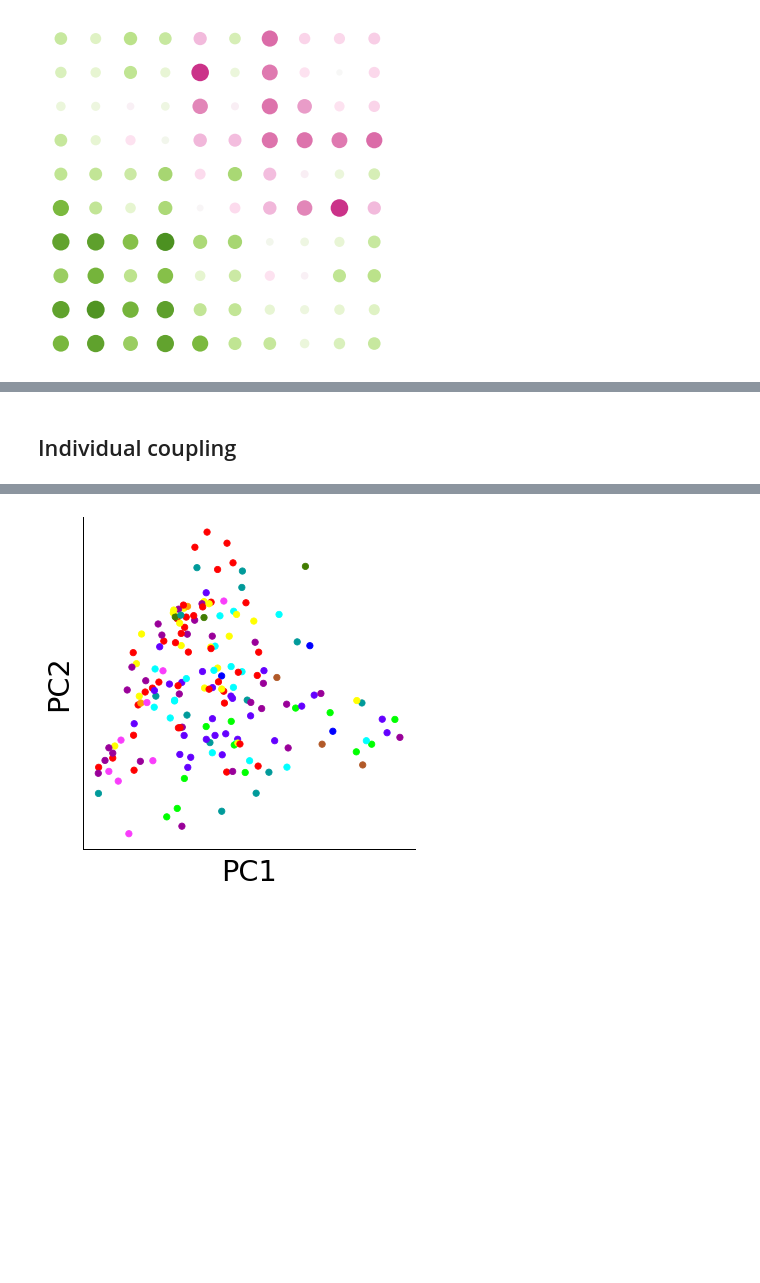
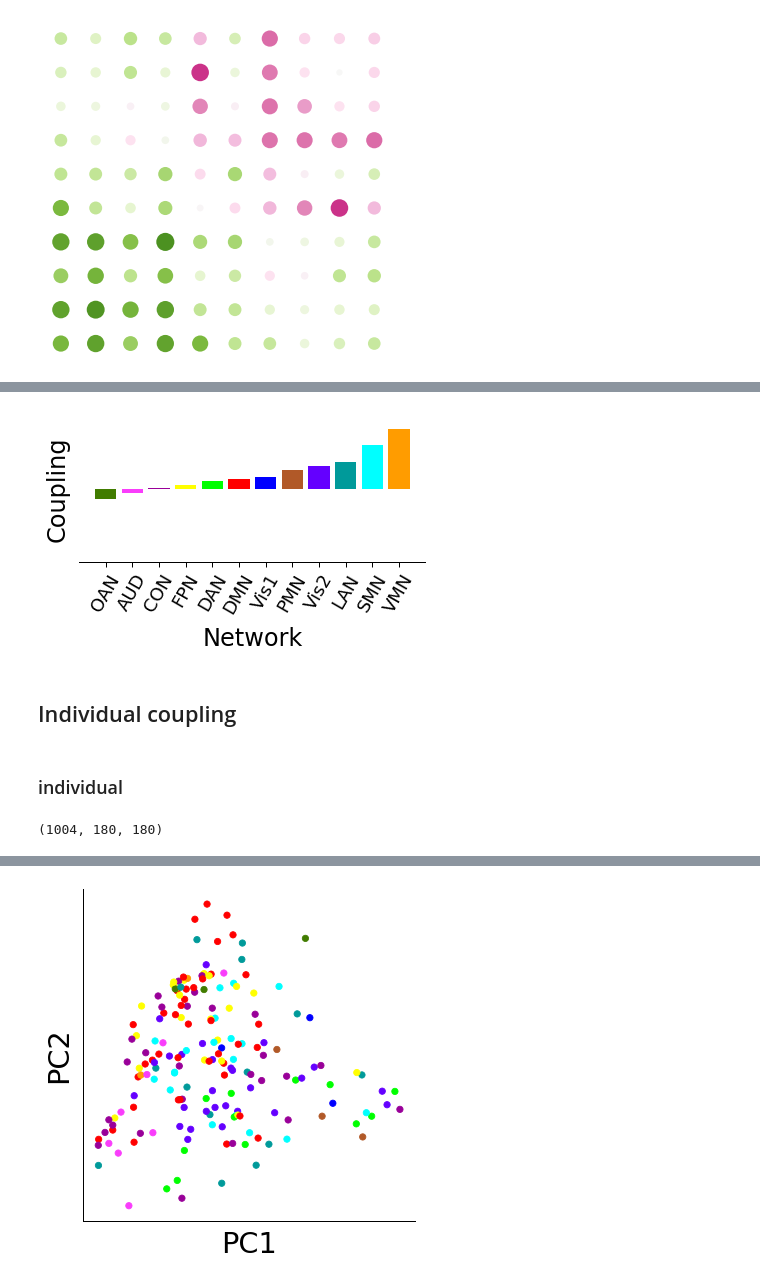
Before and after one commit to wanb-psych/microstructral_asymmetry, a Jupyter notebook: vis_hcp_202401.ipynb, the cells around one changed output, grey strips where cells are left out. Cells and saved outputs as stored; diff of their text form; code cells hidden in the pictures; blank space fills up the shorter version.

```diff
--- a/vis_hcp_202401.ipynb
+++ b/vis_hcp_202401.ipynb
@@ -500,3 +555,20 @@ plt.savefig('../figures/hcp/fc_intra_rankedbyai.png', dpi=300, transparent=True)
+# %%
+spatial_coup_ca = np.zeros(12)
+for i in range(12):
+    spatial_coup_ca[i] = spatial_coup[ca[:180] == i+1].mean()
+
+sns.set_context("paper", font_scale = 2.5)
+fig, ax = plt.subplots(figsize=(6,4))
+fp.plot_t_single(spatial_coup_ca, bar=None, ax=ax, thres=0.5, ascend=True, x_rota=60)
+ax.set_xlabel('Network',labelpad=10)
+ax.set_ylabel("Coupling", labelpad=10)
+#ax.spines['left'].set_visible(True)
+#ax.set_yticks([-0.5,0,0.5])
+plt.xticks(fontsize=18)
+fig.tight_layout()
+fig.savefig('../figures/hcp/mean_func_asy_full_ca.png', dpi=300, transparent=True)
+# %% [output]
+[figure, added]
 # %% [markdown]
 ## Individual coupling
 # %%
@@ -517,0 +596,6 @@ for i in range(1206):
+# %% [markdown]
+### individual
+# %%
+indi_asy_func.shape
+# %% [output]
+(1004, 180, 180)
```
Also changed, not shown: parts of 29 cells of this notebook.
